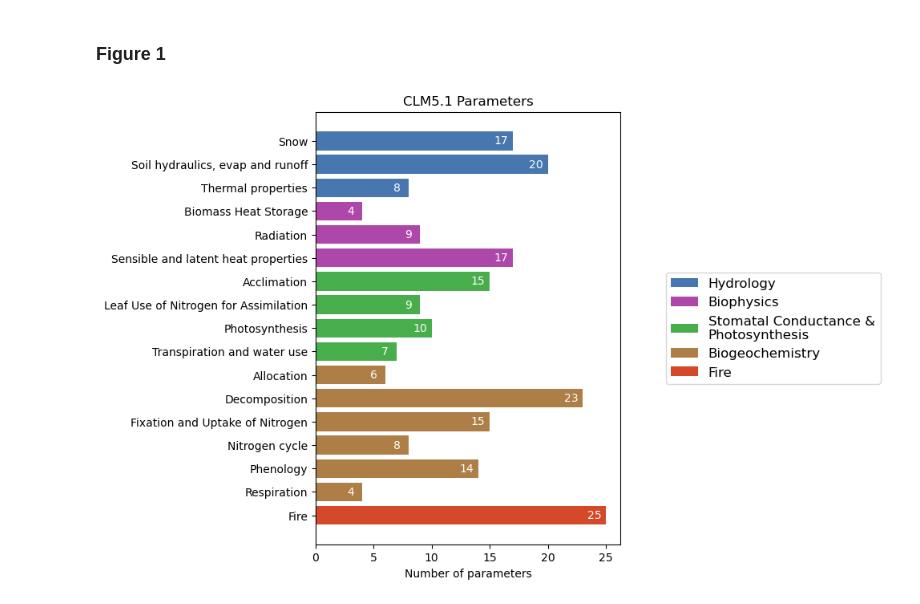
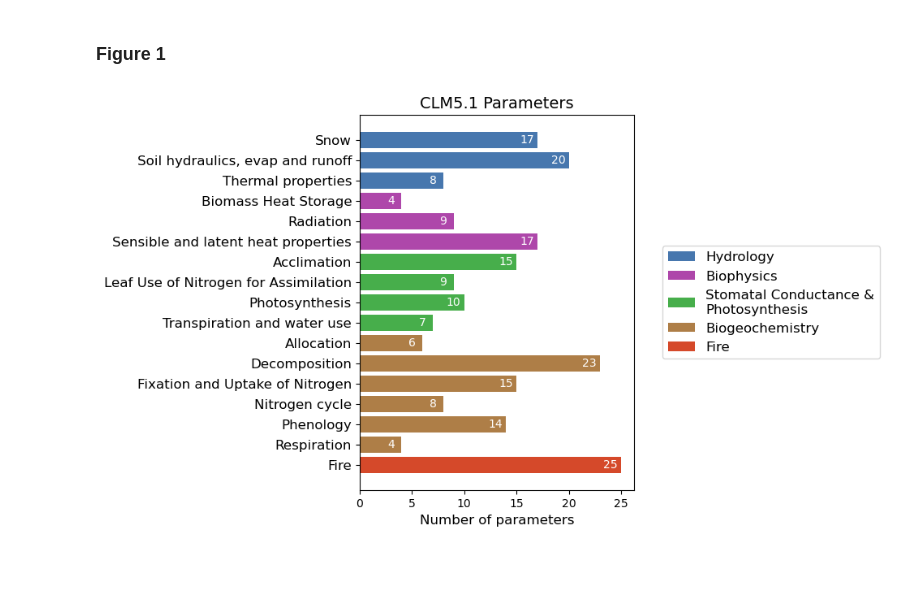
Before and after one commit to djk2120/oaat_clm5_ppe, a Jupyter notebook: pyth/fig1.ipynb, the cells around one changed output. Drawn from its saved outputs; the diff is of its cells as text; code cells hidden in the pictures; blank space fills up the shorter version.

```diff
--- a/pyth/fig1.ipynb
+++ b/pyth/fig1.ipynb
@@ -8,38 +8,38 @@ import matplotlib.pyplot as plt
 df=pd.read_csv('cats.csv')
 cats=['Hydrology','Biophysics','Stomatal Conductance &\nPhotosynthesis','Biogeochemistry','Fire',]
 # %%
-fig = plt.figure(figsize=[9,7])
+fig = plt.figure(figsize=[8,6])
 axs = fig.subplot_mosaic('AX;AB;AY',gridspec_kw={'height_ratios': [1,4,1],'width_ratios': [3, 2]})
 
 i=16
 xlabs=[]
 for cat in cats:
     cts=[]
     subs=np.unique(df.subcat[df.cat==cat].values)
     for sub in subs:
         xlabs.append(sub)
         cts.append((df.subcat==sub).sum())
     axs['A'].barh(i-np.arange(len(cts)),cts,facecolor=df.color[df.cat==cat].values[0],alpha=1)
     axs['B'].barh(i+np.arange(len(cts)),cts,facecolor=df.color[df.cat==cat].values[0],alpha=1,label=cat)
 
     for j,ct,sub in zip(i-np.arange(len(cts)),cts,subs):
         c=df.color[df.subcat==sub].values[0]
         axs['A'].text(ct-1,j,ct,ha='center',va='center',color='w')
 
     i-=len(cts)
 
 axs['A'].set_yticks(range(17));
-axs['A'].set_yticklabels(np.flip(xlabs));
-axs['A'].set_xlabel('Number of parameters')
-axs['A'].set_title('CLM5.1 Parameters');
+axs['A'].set_yticklabels(np.flip(xlabs),fontsize=12);
+axs['A'].set_xlabel('Number of parameters',fontsize=12)
+axs['A'].set_title('CLM5.1 Parameters',fontsize=14);
 
 axs['B'].set_xlim([-10,-9])
 axs['B'].legend(fontsize=12,loc=10)
 
 axs['B'].set_axis_off()
 axs['X'].set_axis_off()
 axs['Y'].set_axis_off()
 
 plt.savefig('../figs/main/bar.png',bbox_inches='tight');
 # %% [output]
-[figure, old version]
+[figure, new version]
```
Also changed, not shown: 1 other file.
